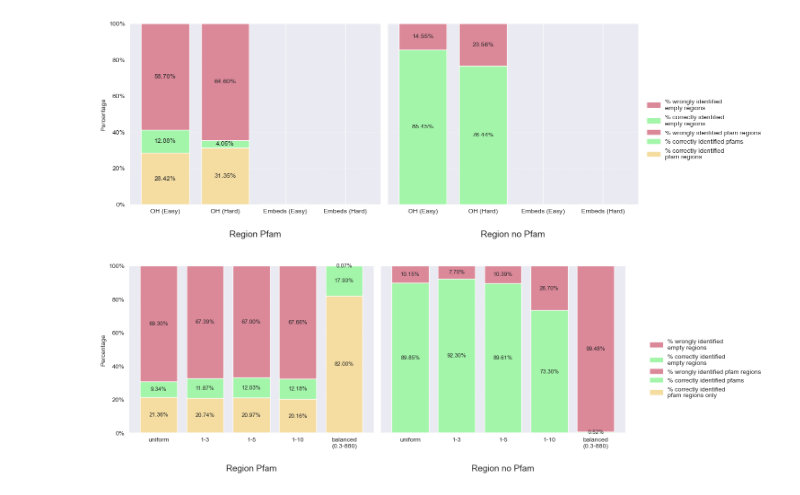
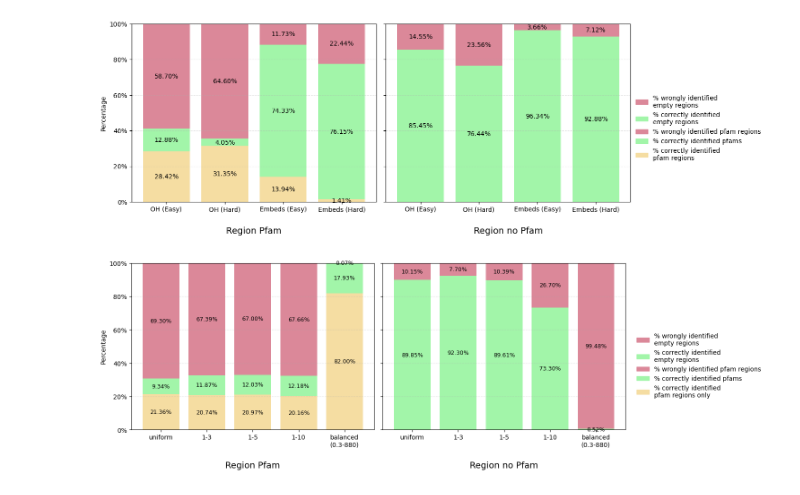
Before and after one commit to BetelgeuseBugFixer/PPI, a Jupyter notebook: stacked_bar_charts.ipynb, the cells around one changed output. Saved outputs shown, nothing was run; the diff lists cells and outputs as text; code cells hidden in the pictures.

Commit message:
stacked bar chart update

```diff
--- a/stacked_bar_charts.ipynb
+++ b/stacked_bar_charts.ipynb
@@ -14,23 +14,23 @@ categories = ['OH (Easy)', 'OH (Hard)',
               'Embeds (Easy)', 'Embeds (Hard)']
 data = {
     'Region Pfam': {
-        '% correctly identified\npfam regions':    [41.30 - 12.88, 35.40 - 4.05,  0,   0],
-
-        '% correctly identified pfams':            [12.88,  4.05,  0,   0],
-
+        '% correctly identified\npfam regions':    [41.30 - 12.88, 35.40 - 4.05,  88.27-74.33,   77.56-76.15],
+        '% correctly identified pfams':            [12.88,  4.05,  74.33,   76.15],
         '% wrongly identified pfam regions':       [100 - 41.30,
                                                    100 - 35.40,
-                                                   0,
-                                                   0],
+                                                   100-88.27,
+                                                   100-77.56],
     },
     'Region no Pfam': {
-        '% correctly identified\nempty regions':   [85.45, 76.44,  0,   0],
+        '% correctly identified\nempty regions':   [85.45, 76.44,  96.34,   92.88],
         '% wrongly identified\nempty regions':     [100 - 85.45,
                                                    100 - 76.44,
-                                                   0,
-                                                   0],
+                                                   100 - 96.34,
+                                                   100 - 92.88],
     }
+
 }
+
 
 # 2) colors
 colors = {
@@ -64,35 +64,35 @@ for ax, (region, series_dict) in zip(axes, data.items()):
                     ha='center', va='center',
                     fontsize=10
                 )
         bottom += np.array(vals)
 
     ax.set_ylim(0, 100)
     ax.set_xticks(x)
     ax.set_xticklabels(categories, ha='center')
     ax.set_title(region, y=-0.2, fontsize=14)
     ax.grid(axis='y', linestyle='--', alpha=0.3)
 
 # 4) format the leftmost y‐axis as percentages
 axes[0].set_ylabel('Percentage')
 axes[0].yaxis.set_major_formatter(PercentFormatter(xmax=100))
 
 # 5) single legend on the right
 legend_handles = [Patch(color=colors[n], label=n)
                   for n in reversed(colors.keys())]
 fig.legend(handles=legend_handles,
            loc='center right',
-           bbox_to_anchor=(1.22, 0.5),
+           bbox_to_anchor=(1.237, 0.5),
            frameon=False)
 
 # 6) make room for the legend and save
 fig.subplots_adjust(right=0.78)  # pull the plot region in to fit legend
 plt.tight_layout()
 plt.savefig('dataset/plots/pfam_stacked_bar_charts.png',
             dpi=300,
             bbox_inches='tight')
 plt.show()
 # %% [output]
-[figure, old version]
+[figure, new version]
 # %%
 import numpy as np
 import matplotlib.pyplot as plt
@@ -190,4 +190,4 @@ fig.subplots_adjust(right=0.8)
 plt.tight_layout()
 plt.show()
 # %% [output]
-[figure, old version]
+[figure, new version]
```
Also changed, not shown: 1 other file.
